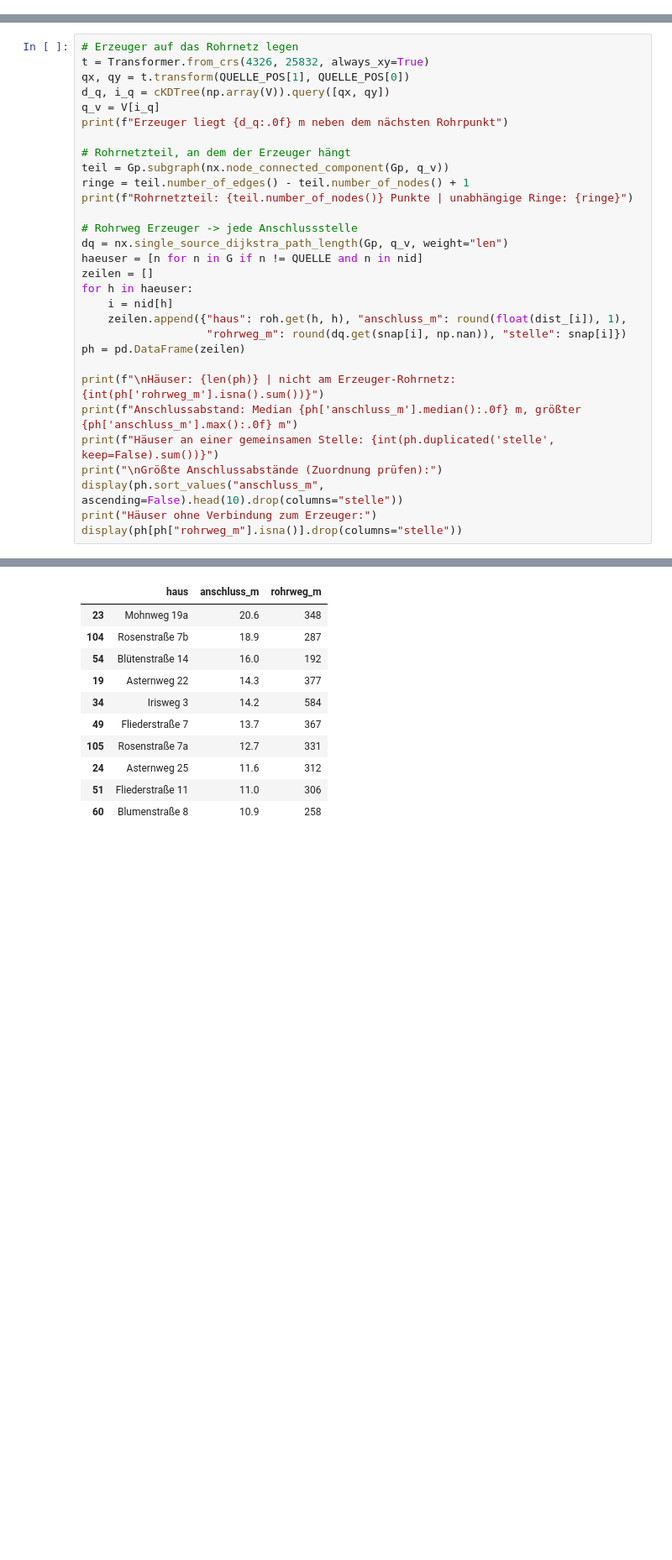
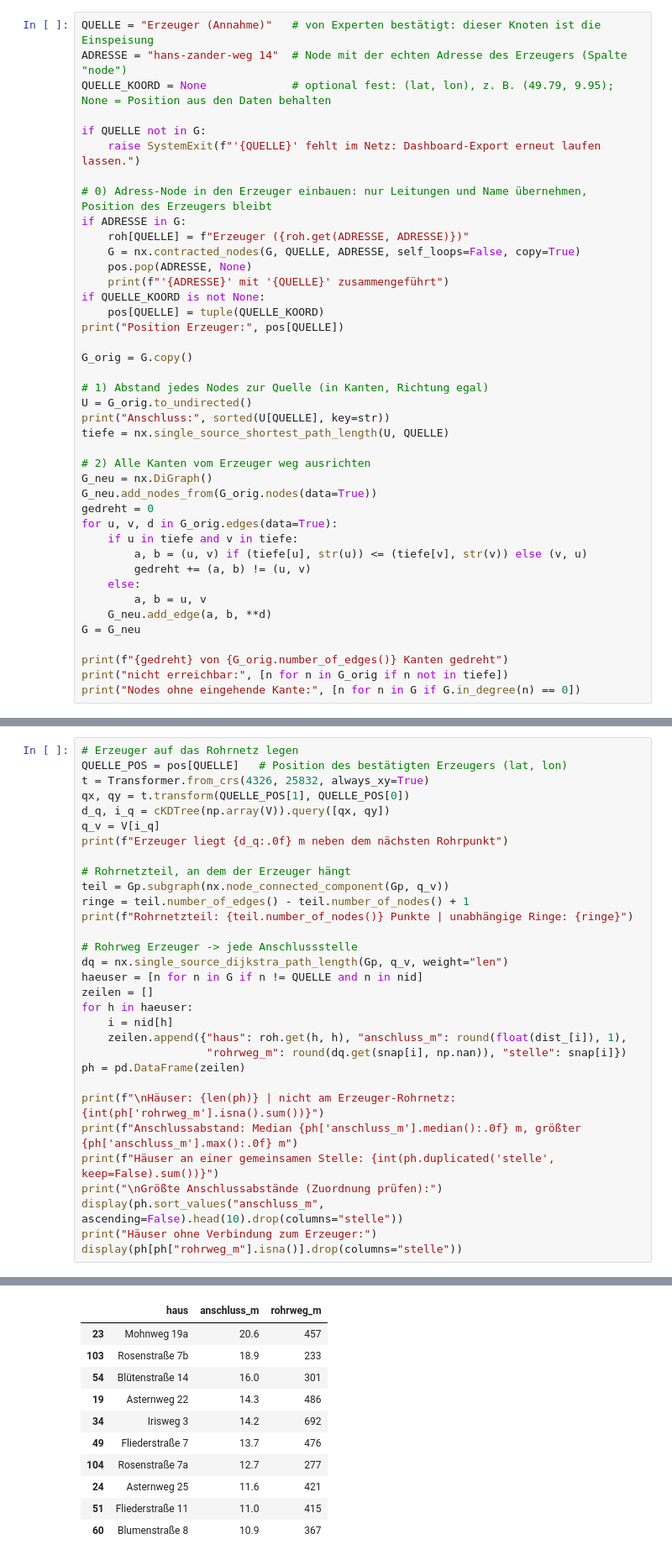
Before and after one commit to ivelinayna/projektseminar, a Jupyter notebook: notebooks/28_Netz_experimente.ipynb, the cells around one changed output, grey strips where cells are left out. Shown at 84% size. Saved outputs shown, nothing was run; the diff lists cells and outputs as text; blank space fills up the shorter version.

```diff
--- a/notebooks/28_Netz_experimente.ipynb
+++ b/notebooks/28_Netz_experimente.ipynb
@@ -285,0 +256,41 @@ Nodes ohne eingehende Kante: ['Erzeuger']
+# %%
+QUELLE = "Erzeuger (Annahme)"   # von Experten bestätigt: dieser Knoten ist die Einspeisung
+ADRESSE = "hans-zander-weg 14"  # Node mit der echten Adresse des Erzeugers (Spalte "node")
+QUELLE_KOORD = None             # optional fest: (lat, lon), z. B. (49.79, 9.95); None = Position aus den Daten behalten
+
+if QUELLE not in G:
+    raise SystemExit(f"'{QUELLE}' fehlt im Netz: Dashboard-Export erneut laufen lassen.")
+
+# 0) Adress-Node in den Erzeuger einbauen: nur Leitungen und Name übernehmen, Position des Erzeugers bleibt
+if ADRESSE in G:
+    roh[QUELLE] = f"Erzeuger ({roh.get(ADRESSE, ADRESSE)})"
+    G = nx.contracted_nodes(G, QUELLE, ADRESSE, self_loops=False, copy=True)
+    pos.pop(ADRESSE, None)
+    print(f"'{ADRESSE}' mit '{QUELLE}' zusammengeführt")
+if QUELLE_KOORD is not None:
+    pos[QUELLE] = tuple(QUELLE_KOORD)
+print("Position Erzeuger:", pos[QUELLE])
+
+G_orig = G.copy()
+
+# 1) Abstand jedes Nodes zur Quelle (in Kanten, Richtung egal)
+U = G_orig.to_undirected()
+print("Anschluss:", sorted(U[QUELLE], key=str))
+tiefe = nx.single_source_shortest_path_length(U, QUELLE)
+
+# 2) Alle Kanten vom Erzeuger weg ausrichten
+G_neu = nx.DiGraph()
+G_neu.add_nodes_from(G_orig.nodes(data=True))
+gedreht = 0
+for u, v, d in G_orig.edges(data=True):
+    if u in tiefe and v in tiefe:
+        a, b = (u, v) if (tiefe[u], str(u)) <= (tiefe[v], str(v)) else (v, u)
+        gedreht += (a, b) != (u, v)
+    else:
+        a, b = u, v
+    G_neu.add_edge(a, b, **d)
+G = G_neu
+
+print(f"{gedreht} von {G_orig.number_of_edges()} Kanten gedreht")
+print("nicht erreichbar:", [n for n in G_orig if n not in tiefe])
+print("Nodes ohne eingehende Kante:", [n for n in G if G.in_degree(n) == 0])
@@ -347,5 +393,6 @@ Verdächtigste Kanten in B (Vorlauf steigt am stärksten in Pfeilrichtung):
 # %%
 # Erzeuger auf das Rohrnetz legen
+QUELLE_POS = pos[QUELLE]   # Position des bestätigten Erzeugers (lat, lon)
 t = Transformer.from_crs(4326, 25832, always_xy=True)
 qx, qy = t.transform(QUELLE_POS[1], QUELLE_POS[0])
 d_q, i_q = cKDTree(np.array(V)).query([qx, qy])
@@ -382,17 +429,17 @@ Häuser: 110 | nicht am Erzeuger-Rohrnetz: 0
 Anschlussabstand: Median 6 m, größter 21 m
 Häuser an einer gemeinsamen Stelle: 9
 
 Größte Anschlussabstände (Zuordnung prüfen):
 |  | haus | anschluss_m | rohrweg_m |
-| 23 | Mohnweg 19a | 20.6 | 348 |
-| 104 | Rosenstraße 7b | 18.9 | 287 |
-| 54 | Blütenstraße 14 | 16.0 | 192 |
-| 19 | Asternweg 22 | 14.3 | 377 |
-| 34 | Irisweg 3 | 14.2 | 584 |
-| 49 | Fliederstraße 7 | 13.7 | 367 |
-| 105 | Rosenstraße 7a | 12.7 | 331 |
-| 24 | Asternweg 25 | 11.6 | 312 |
-| 51 | Fliederstraße 11 | 11.0 | 306 |
-| 60 | Blumenstraße 8 | 10.9 | 258 |
+| 23 | Mohnweg 19a | 20.6 | 457 |
+| 103 | Rosenstraße 7b | 18.9 | 233 |
+| 54 | Blütenstraße 14 | 16.0 | 301 |
+| 19 | Asternweg 22 | 14.3 | 486 |
+| 34 | Irisweg 3 | 14.2 | 692 |
+| 49 | Fliederstraße 7 | 13.7 | 476 |
+| 104 | Rosenstraße 7a | 12.7 | 277 |
+| 24 | Asternweg 25 | 11.6 | 421 |
+| 51 | Fliederstraße 11 | 11.0 | 415 |
+| 60 | Blumenstraße 8 | 10.9 | 367 |
 Häuser ohne Verbindung zum Erzeuger:
 |  | haus | anschluss_m | rohrweg_m |
```
Also changed, not shown: parts of 49 cells of this notebook.
